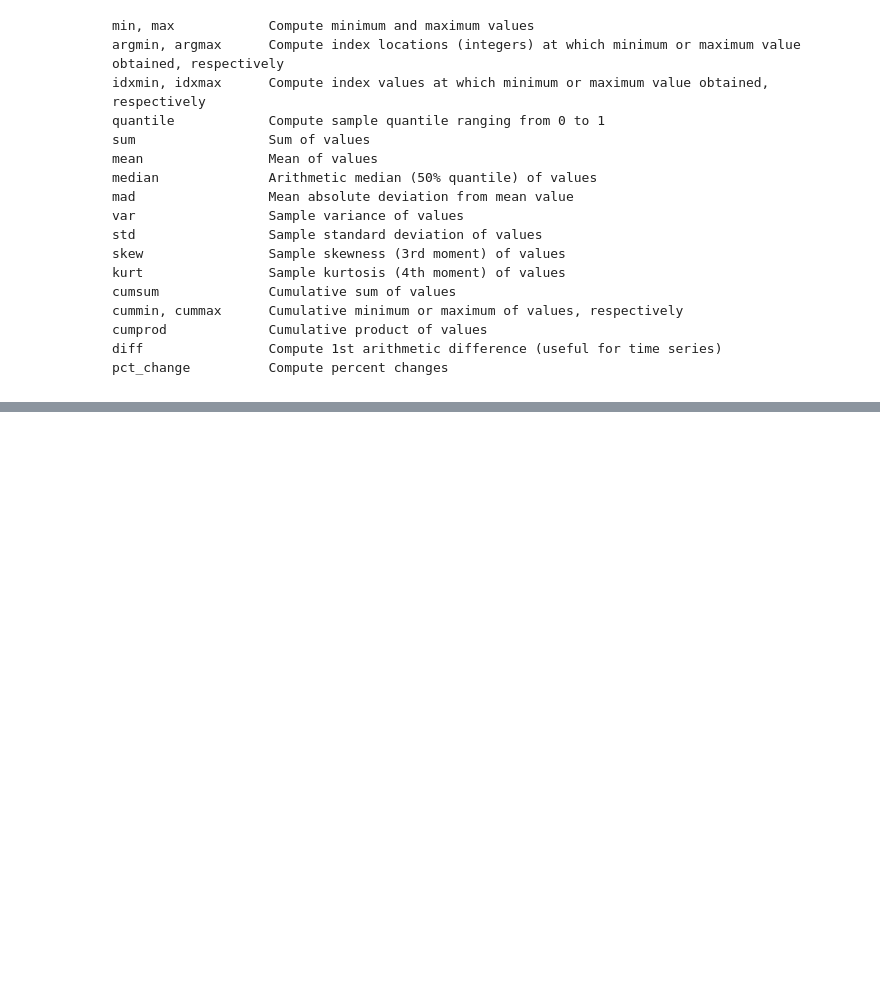
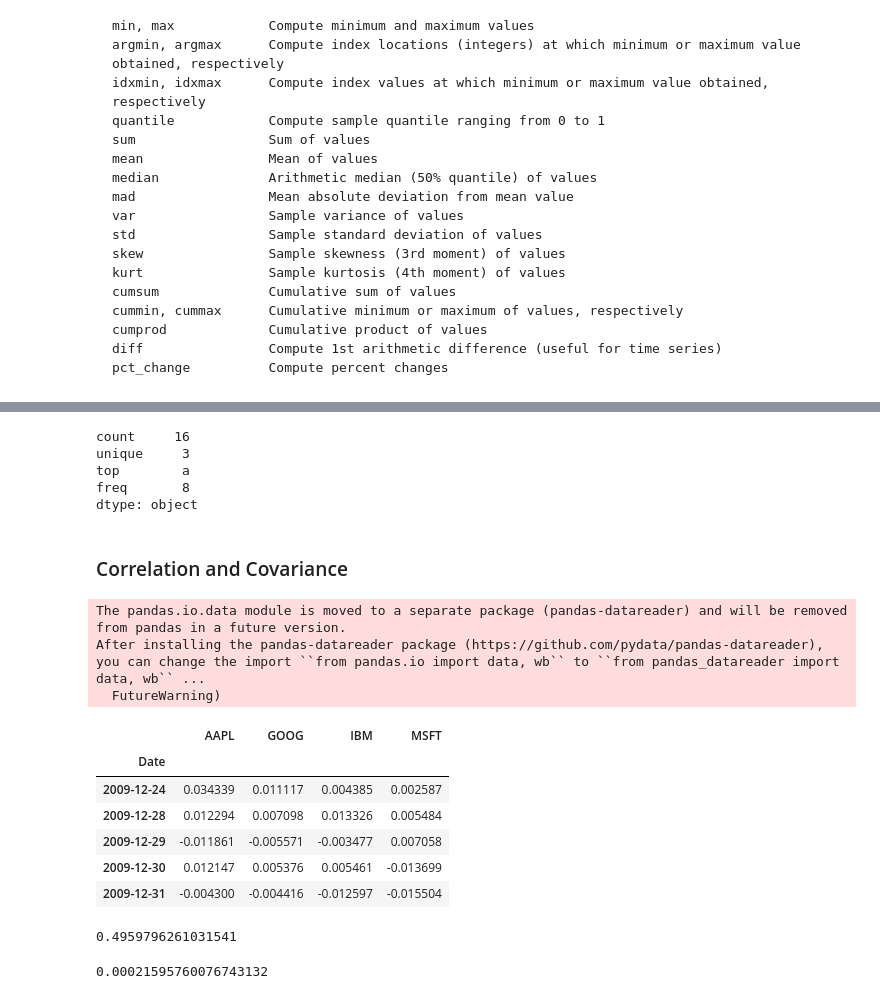
Before and after one commit to atulsingh0/MachineLearning, a Jupyter notebook: python_DC/LP_Summary_MissingData_#3.ipynb, the cells around one changed output, grey strips where cells are left out. Drawn from its saved outputs; the diff is of its cells as text; code cells hidden in the pictures; blank space fills up the shorter version.

```diff
--- a/python_DC/LP_Summary_MissingData_#3.ipynb
+++ b/python_DC/LP_Summary_MissingData_#3.ipynb
@@ -106,0 +134,46 @@ pct_change          Compute percent changes
+# %%
+obj.describe()
+# %% [output]
+count     16
+unique     3
+top        a
+freq       8
+dtype: object
+# %% [markdown]
+### Correlation and Covariance
+# %%
+import pandas.io.data as web
+
+all_data = {}
+
+for ticker in ['AAPL', 'IBM', 'MSFT', 'GOOG']:
+    all_data[ticker] = web.get_data_yahoo(ticker, '1/1/2000', '1/1/2010')
+    price = pd.DataFrame({tic: data['Adj Close']
+                   for tic, data in all_data.items()})
+
+volume = pd.DataFrame({tic: data['Volume']
+                    for tic, data in all_data.items()})
+# %% [output]
+The pandas.io.data module is moved to a separate package (pandas-datareader) and will be removed from pandas in a future version.
+After installing the pandas-datareader package (https://github.com/pydata/pandas-datareader), you can change the import ``from pandas.io import data, wb`` to ``from pandas_datareader import data, wb`` ...
+  FutureWarning)
+# %%
+returns = price.pct_change()
+# %%
+returns.tail()
+# %% [output]
+|  | AAPL | GOOG | IBM | MSFT |
+| Date |  |  |  |  |
+| 2009-12-24 | 0.034339 | 0.011117 | 0.004385 | 0.002587 |
+| 2009-12-28 | 0.012294 | 0.007098 | 0.013326 | 0.005484 |
+| 2009-12-29 | -0.011861 | -0.005571 | -0.003477 | 0.007058 |
+| 2009-12-30 | 0.012147 | 0.005376 | 0.005461 | -0.013699 |
+| 2009-12-31 | -0.004300 | -0.004416 | -0.012597 | -0.015504 |
+# %%
+returns.MSFT.corr(returns.IBM)
+# %% [output]
+0.4959796261031541
+# %%
+ returns.MSFT.cov(returns.IBM)
+# %% [output]
+0.00021595760076743132
```
Also changed, not shown: parts of 46 cells of this notebook, 1 other file.
